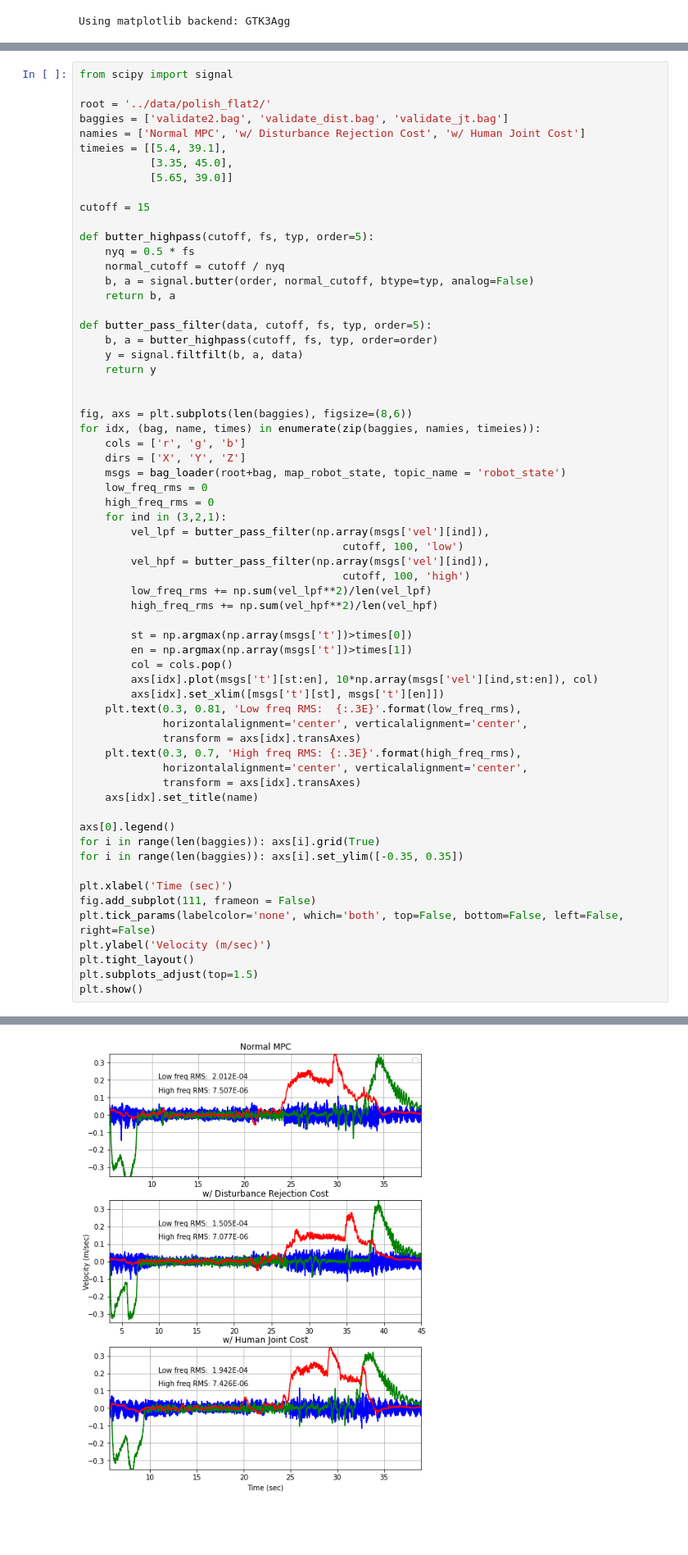
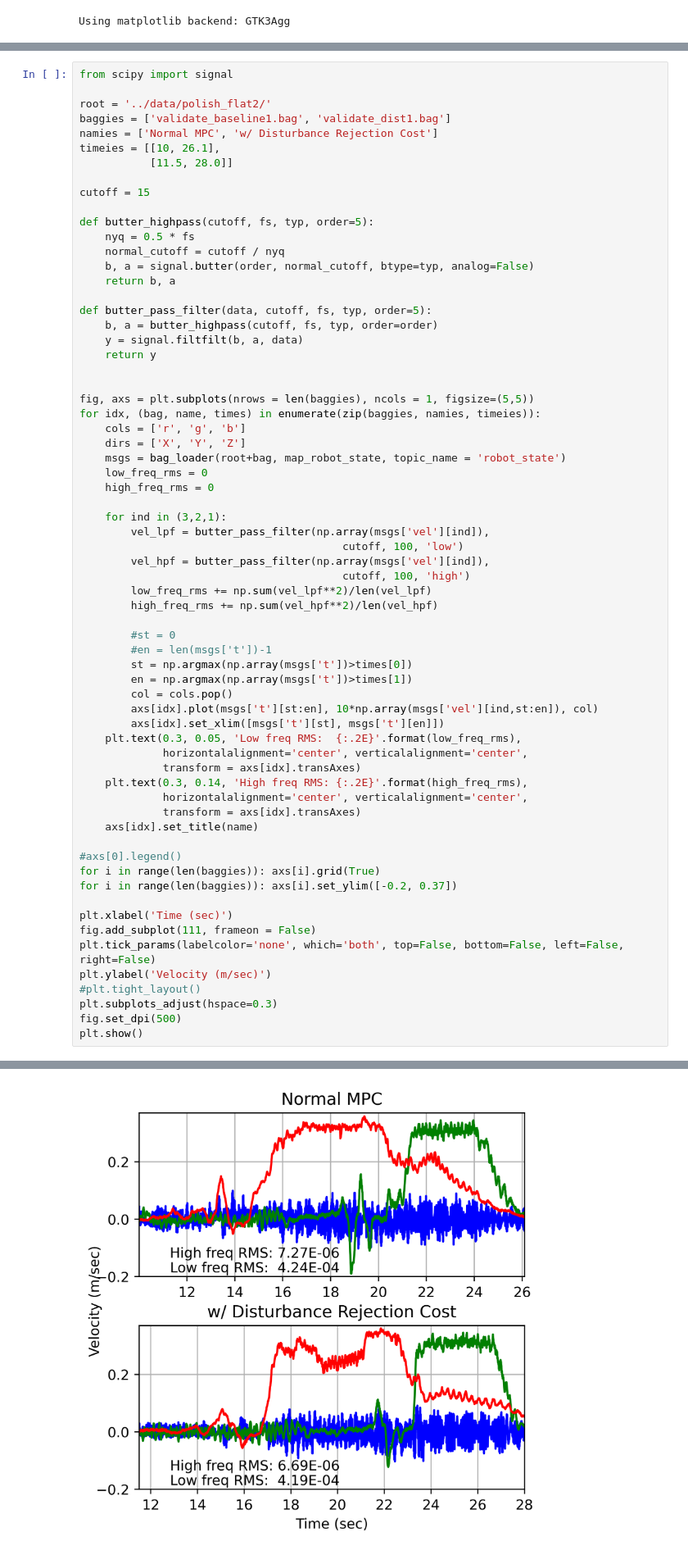
Before and after one commit to Jackyyaojk/gp_mpc, a Jupyter notebook: analysis/rosbag_plot.ipynb, the cells around one changed output, grey strips where cells are left out. Shown at 82% size. Saved outputs shown, nothing was run; the diff lists cells and outputs as text; blank space fills up the shorter version.

```diff
--- a/analysis/rosbag_plot.ipynb
+++ b/analysis/rosbag_plot.ipynb
@@ -351,11 +413,10 @@ plt.show()
 from scipy import signal
 
 root = '../data/polish_flat2/'
-baggies = ['validate2.bag', 'validate_dist.bag', 'validate_jt.bag']
-namies = ['Normal MPC', 'w/ Disturbance Rejection Cost', 'w/ Human Joint Cost']
-timeies = [[5.4, 39.1],
-           [3.35, 45.0],
-           [5.65, 39.0]]
+baggies = ['validate_baseline1.bag', 'validate_dist1.bag']
+namies = ['Normal MPC', 'w/ Disturbance Rejection Cost']
+timeies = [[10, 26.1],
+           [11.5, 28.0]]
 
 cutoff = 15
 
@@ -371,13 +432,14 @@ def butter_pass_filter(data, cutoff, fs, typ, order=5):
     return y
 
 
-fig, axs = plt.subplots(len(baggies), figsize=(8,6))
+fig, axs = plt.subplots(nrows = len(baggies), ncols = 1, figsize=(5,5))
 for idx, (bag, name, times) in enumerate(zip(baggies, namies, timeies)):
     cols = ['r', 'g', 'b']
     dirs = ['X', 'Y', 'Z']
     msgs = bag_loader(root+bag, map_robot_state, topic_name = 'robot_state')
     low_freq_rms = 0
     high_freq_rms = 0
+
     for ind in (3,2,1):
         vel_lpf = butter_pass_filter(np.array(msgs['vel'][ind]),
                                          cutoff, 100, 'low')
@@ -386,28 +448,31 @@ for idx, (bag, name, times) in enumerate(zip(baggies, namies, timeies)):
         low_freq_rms += np.sum(vel_lpf**2)/len(vel_lpf)
         high_freq_rms += np.sum(vel_hpf**2)/len(vel_hpf)
 
+        #st = 0
+        #en = len(msgs['t'])-1
         st = np.argmax(np.array(msgs['t'])>times[0])
         en = np.argmax(np.array(msgs['t'])>times[1])
         col = cols.pop()
         axs[idx].plot(msgs['t'][st:en], 10*np.array(msgs['vel'][ind,st:en]), col)
         axs[idx].set_xlim([msgs['t'][st], msgs['t'][en]])
-    plt.text(0.3, 0.81, 'Low freq RMS:  {:.3E}'.format(low_freq_rms),
+    plt.text(0.3, 0.05, 'Low freq RMS:  {:.2E}'.format(low_freq_rms),
              horizontalalignment='center', verticalalignment='center',
              transform = axs[idx].transAxes)
-    plt.text(0.3, 0.7, 'High freq RMS: {:.3E}'.format(high_freq_rms),
+    plt.text(0.3, 0.14, 'High freq RMS: {:.2E}'.format(high_freq_rms),
              horizontalalignment='center', verticalalignment='center',
              transform = axs[idx].transAxes)
     axs[idx].set_title(name)
 
-axs[0].legend()
+#axs[0].legend()
 for i in range(len(baggies)): axs[i].grid(True)
-for i in range(len(baggies)): axs[i].set_ylim([-0.35, 0.35])
+for i in range(len(baggies)): axs[i].set_ylim([-0.2, 0.37])
 
 plt.xlabel('Time (sec)')
 fig.add_subplot(111, frameon = False)
 plt.tick_params(labelcolor='none', which='both', top=False, bottom=False, left=False, right=False)
 plt.ylabel('Velocity (m/sec)')
-plt.tight_layout()
-plt.subplots_adjust(top=1.5)
+#plt.tight_layout()
+plt.subplots_adjust(hspace=0.3)
+fig.set_dpi(500)
 plt.show()
 # %% [output]
@@ -415 +481 @@ No handles with labels found to put in legend.
-[figure, old version]
+[figure, new version]
```
Also changed, not shown: parts of 4 cells of this notebook, 15 other files.
